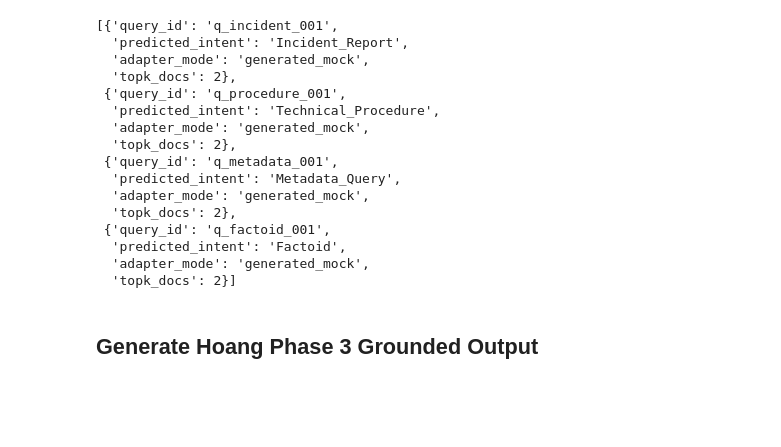
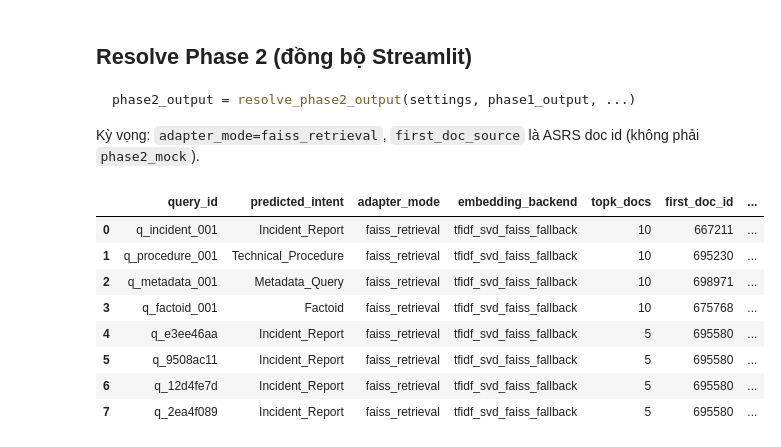
Before and after one commit to Vinhhoang-1312/Agentic-RAG-for-Aviation-Document-Assistant, a Jupyter notebook: notebooks/phase3_hoang_grounded_output_research.ipynb, the cells around one changed output. Saved outputs shown, nothing was run; the diff lists cells and outputs as text; code cells hidden in the pictures; blank space fills up the shorter version.

````diff
--- a/notebooks/phase3_hoang_grounded_output_research.ipynb
+++ b/notebooks/phase3_hoang_grounded_output_research.ipynb
@@ -61,37 +143,45 @@ Neu San chua co output that, adapter se dung local retrieval hoac generated mock
+# %% [markdown]
+## Resolve Phase 2 (đồng bộ Streamlit)
+
+```python
+phase2_output = resolve_phase2_output(settings, phase1_output, ...)
+```
+
+Kỳ vọng: `adapter_mode=faiss_retrieval`, `first_doc_source` là ASRS doc id (không phải `phase2_mock`).
 # %%
-phase2_adapter = Phase2SanContractAdapter(settings)
 phase2_rows = []
 for row in phase1_rows:
     phase1_output = InputAgentOutput.model_validate(row)
-    phase2_output = phase2_adapter.resolve_output(phase1_output)
-    phase2_rows.append(phase2_output)
+    phase2_rows.append(
+        resolve_phase2_output(
+            settings,
+            phase1_output,
+            phase2_retrieval=phase2_retrieval,
+            phase2_adapter=phase2_adapter,
+        )
+    )
 
 write_jsonl(settings.phase2_output_path, phase2_rows)
-[
+pd.DataFrame([
     {
         'query_id': row.query_id,
         'predicted_intent': row.predicted_intent,
-        'adapter_mode': row.retrieval_diagnostics.get('adapter_mode'),
+        'adapter_mode': row.retrieval_diagnostics.get('adapter_mode', 'artifact_or_local'),
+        'embedding_backend': row.retrieval_diagnostics.get('embedding_backend'),
         'topk_docs': len(row.topk_docs),
+        'first_doc_id': row.topk_docs[0].doc_id if row.topk_docs else None,
+        'first_doc_source': row.topk_docs[0].metadata.get('source') if row.topk_docs else None,
+        'first_doc_type': row.topk_docs[0].metadata.get('document_type') if row.topk_docs else None,
     }
     for row in phase2_rows
-]
+])
 # %% [output]
-[{'query_id': 'q_incident_001',
-  'predicted_intent': 'Incident_Report',
-  'adapter_mode': 'generated_mock',
-  'topk_docs': 2},
- {'query_id': 'q_procedure_001',
-  'predicted_intent': 'Technical_Procedure',
-  'adapter_mode': 'generated_mock',
-  'topk_docs': 2},
- {'query_id': 'q_metadata_001',
-  'predicted_intent': 'Metadata_Query',
-  'adapter_mode': 'generated_mock',
-  'topk_docs': 2},
- {'query_id': 'q_factoid_001',
-  'predicted_intent': 'Factoid',
-  'adapter_mode': 'generated_mock',
-  'topk_docs': 2}]
+|  | query_id | predicted_intent | adapter_mode | embedding_backend | topk_docs | first_doc_id | ... |
+| 0 | q_incident_001 | Incident_Report | faiss_retrieval | tfidf_svd_faiss_fallback | 10 | 667211 | ... |
+| 1 | q_procedure_001 | Technical_Procedure | faiss_retrieval | tfidf_svd_faiss_fallback | 10 | 695230 | ... |
+| 2 | q_metadata_001 | Metadata_Query | faiss_retrieval | tfidf_svd_faiss_fallback | 10 | 698971 | ... |
+| 3 | q_factoid_001 | Factoid | faiss_retrieval | tfidf_svd_faiss_fallback | 10 | 675768 | ... |
+| 4 | q_e3ee46aa | Incident_Report | faiss_retrieval | tfidf_svd_faiss_fallback | 5 | 695580 | ... |
+| 5 | q_9508ac11 | Incident_Report | faiss_retrieval | tfidf_svd_faiss_fallback | 5 | 695580 | ... |
+| 6 | q_12d4fe7d | Incident_Report | faiss_retrieval | tfidf_svd_faiss_fallback | 5 | 695580 | ... |
+| 7 | q_2ea4f089 | Incident_Report | faiss_retrieval | tfidf_svd_faiss_fallback | 5 | 695580 | ... |
-# %% [markdown]
-## Generate Hoang Phase 3 Grounded Output
````
Also changed, not shown: parts of 20 cells of this notebook, 40 other files.
